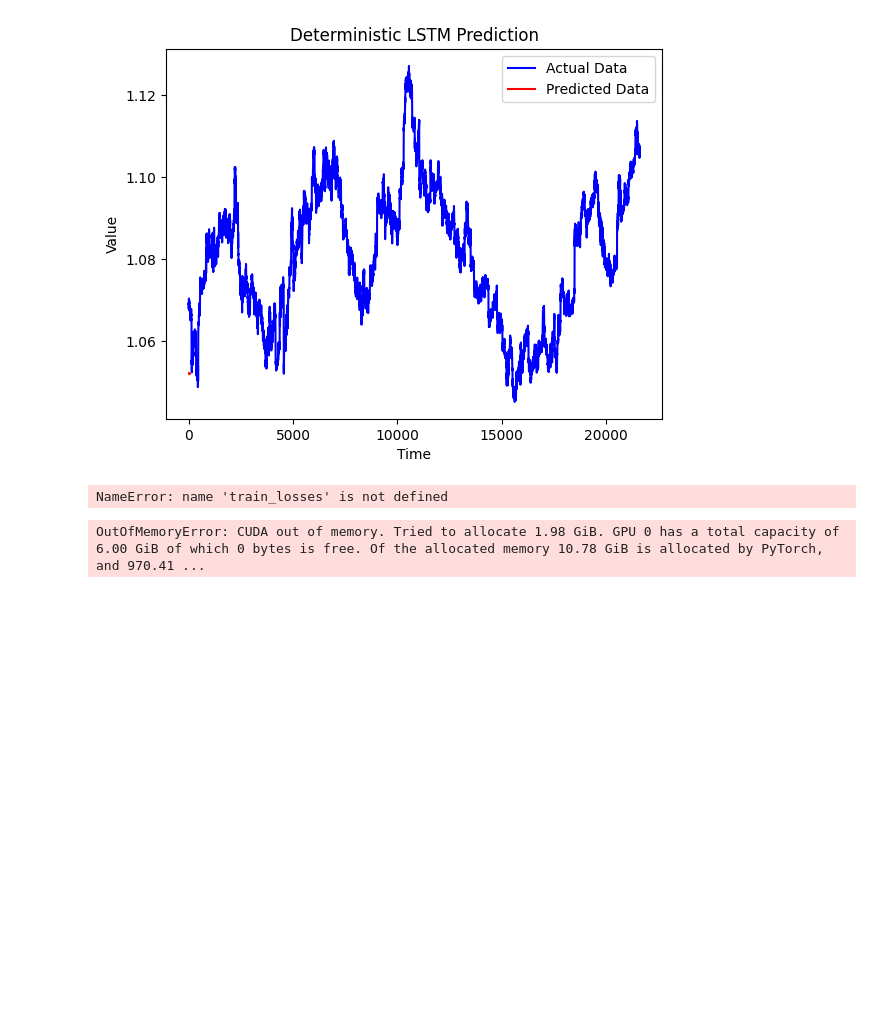
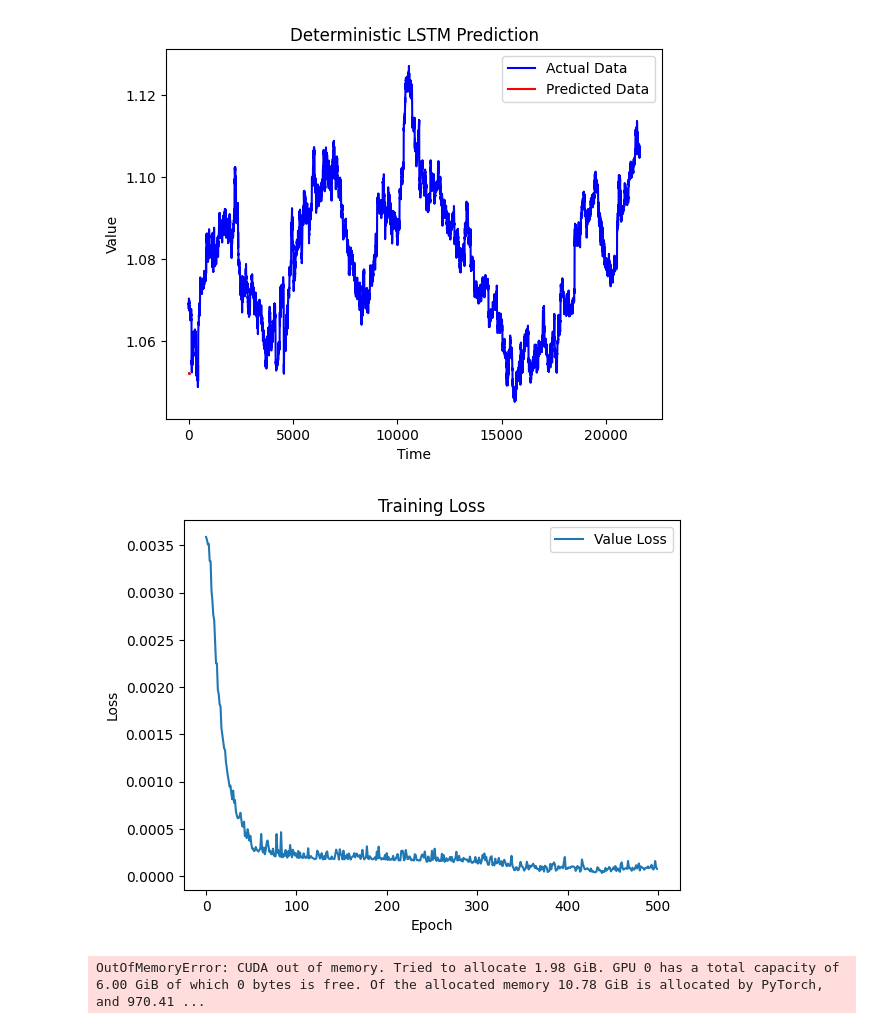
Before and after one commit to Suraj6E/EURUSD-DQN-LSTM, a Jupyter notebook: LSTM.ipynb, the cells around one changed output. Saved outputs shown, nothing was run; the diff lists cells and outputs as text; code cells hidden in the pictures; blank space fills up the shorter version.

```diff
--- a/LSTM.ipynb
+++ b/LSTM.ipynb
@@ -495,15 +482,15 @@ plt.show()
 [figure]
 # %%
 # Plot loss function within epochs
-plt.plot(train_losses, label='Training Loss')
+# plt.plot(train_losses, label='Training Loss')
 plt.plot(val_losses, label='Value Loss')
 plt.title('Training Loss')
 plt.xlabel('Epoch')
 plt.ylabel('Loss')
 plt.legend()
 plt.show()
 # %% [output]
-NameError: name 'train_losses' is not defined
+[figure, added]
 # %%
 #### save trained modal
 torch.save(model.state_dict(), './TrainedModals/D-LSTM_1M_1000epoch.pth')
```
Also changed, not shown: parts of 3 cells of this notebook.
